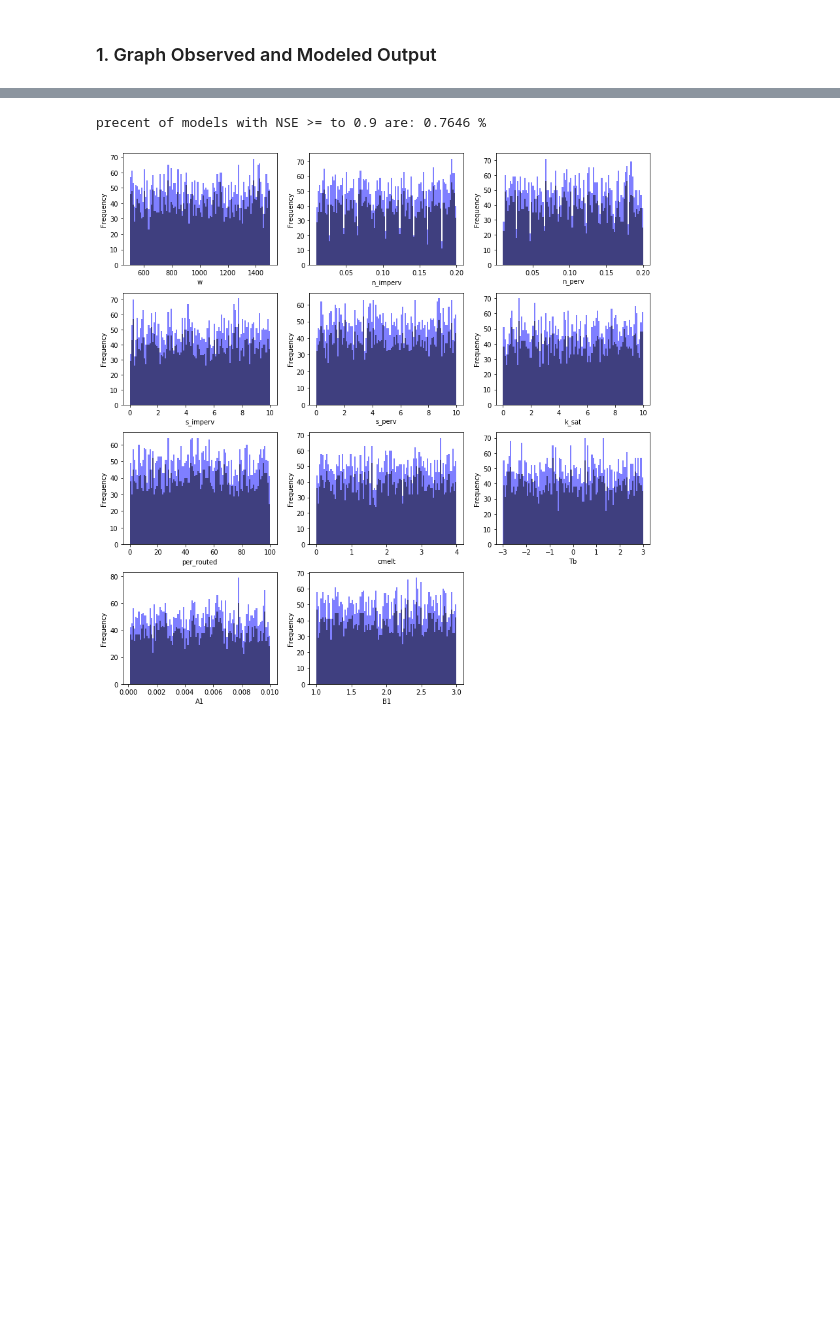
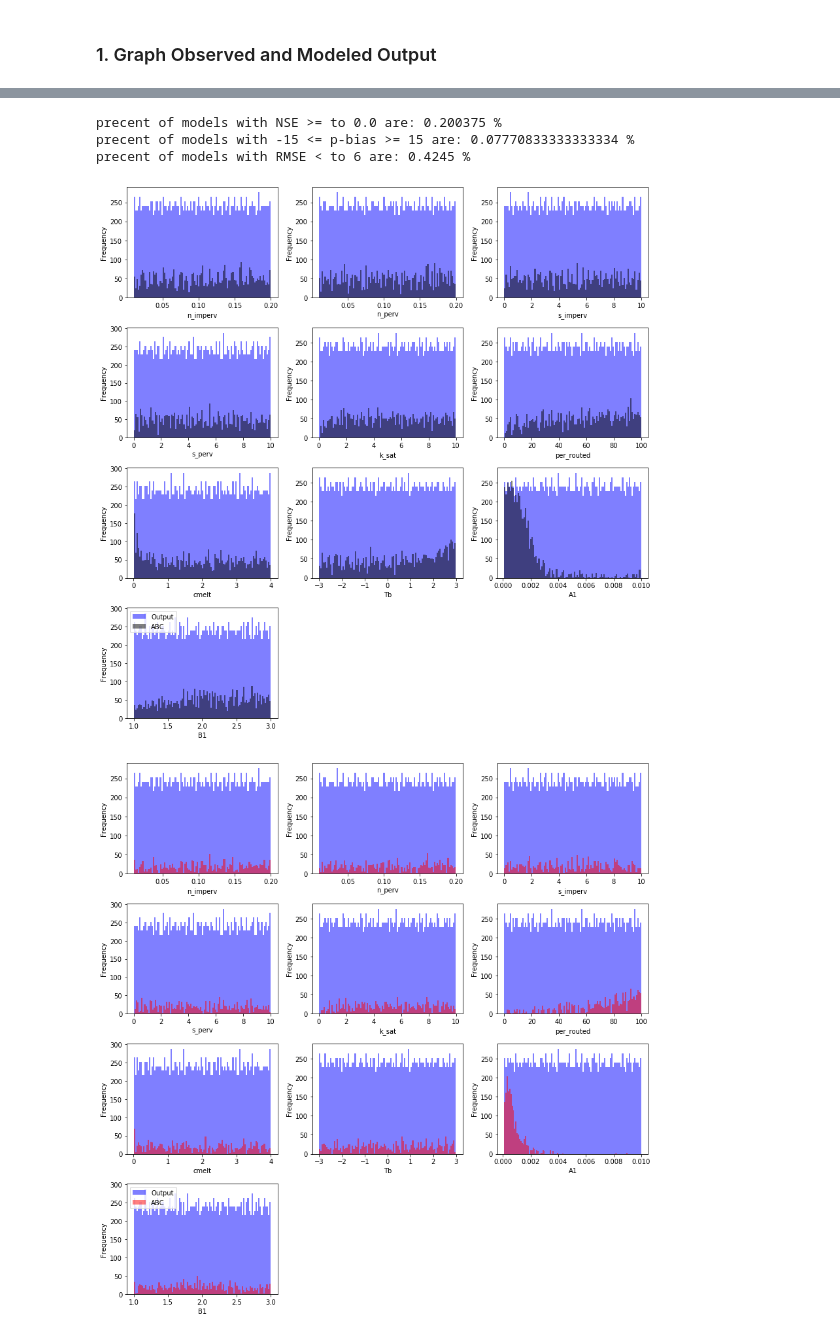
Before and after one commit to ksemmendinger/Hydro_Parameter_Sensitivity_Visuals, a Jupyter notebook: Case Study 0/CaseStudy0_MasterCode.ipynb, the cells around one changed output, grey strips where cells are left out. Saved outputs shown, nothing was run; the diff lists cells and outputs as text; code cells hidden in the pictures; blank space fills up the shorter version.

Commit message:
Catie's part of CS0

```diff
--- a/Case Study 0/CaseStudy0_MasterCode.ipynb
+++ b/Case Study 0/CaseStudy0_MasterCode.ipynb
@@ -9,9 +8,20 @@ import numpy as np
 import pandas as pd
 import matplotlib.pyplot as plt
 
-folder = '/Users/catiefinkenbiner/Documents/Summer Institute/CaseStudies/Case Study 0/FallCreekWS/SWMM_5000'
-df_obs = pd.read_csv(folder+'/SWMM_observations.csv')
-df_parms = pd.read_csv(folder+'/SWMM_parameters.csv')
-df_model = pd.read_csv(folder+'/SWMM_simulations.csv')
+# Specify folder location
+folder = '/Users/catiefinkenbiner/Documents/Summer Institute/CaseStudies/Case Study 0/FallCreekWS/SWMM_24000'
+
+# observations for objective functions
+#df_obs = pd.read_csv(folder+'/observation_ts.csv')
+
+# parameters for the 24,000 model runs
+df_parms = pd.read_csv(folder+'/params.csv',header=None)
+df_parms.columns = ['w', 'n_imperv', 'n_perv', 's_imperv', 's_perv', 'k_sat', 'per_routed', 'cmelt', 'Tb', 'A1', 'B1']
+
+# model results
+#df_model = pd.read_csv(folder+'/simulation_ts.csv')
+
+# calculated objective functions
+df_OFs = pd.read_csv(folder+'/OF_values.csv')
 # %% [markdown]
 ### 1. Graph Observed and Modeled Output
@@ -72,11 +97,21 @@ def runABC(df_obs,df_parms,df_model,runs,tolerance,bins,color1,color2):
-# %%
-runs = 5000 # number of model runs
-tolerance = 0.90 # tolerance specific to objective function
-bins = 100 # bins for histogram
-color1 = 'b' # graph color of model outputs
-color2 = 'k' # graph color of approx. bayesian calculation
-
-runABC(df_obs,df_parms,df_model,runs,tolerance,bins,color1,color2)
-# %% [output]
-precent of models with NSE >= to 0.9 are: 0.7646 %
-[figure, removed]
+# %%
+# Specify tolerance for objective functions
+tolerance_rmse = 6   # x < tolerance
+tolerance_pbias = 15 # -tolerance < x > tolerance
+tolerance_nse = 0.0  # x >= tolerance
+
+runs = 24000 # specify number of model runs
+bins = 100   # specify number of histogram bins
+color1 = 'b' # color of original model output
+color2 = 'k' # color of 1st ABC applied to objective function (NSE)
+color3 = 'r' # color of 2nd ABC applied to OF (p-bias)
+color4 = 'g' # color of 3rd ABC applied to OF (RMSE)
+
+# Runs function that evaluates models outputs with approximate Bayesian calculation
+runABC(df_parms,df_OFs,runs,bins,color1,color2)
+# %% [output]
+precent of models with NSE >= to 0.0 are: 0.200375 %
+precent of models with -15 <= p-bias >= 15 are: 0.07770833333333334 %
+precent of models with RMSE < to 6 are: 0.4245 %
+[figure, added]
+[figure, added]
```
Also changed, not shown: parts of 11 cells of this notebook, 2 other files.
